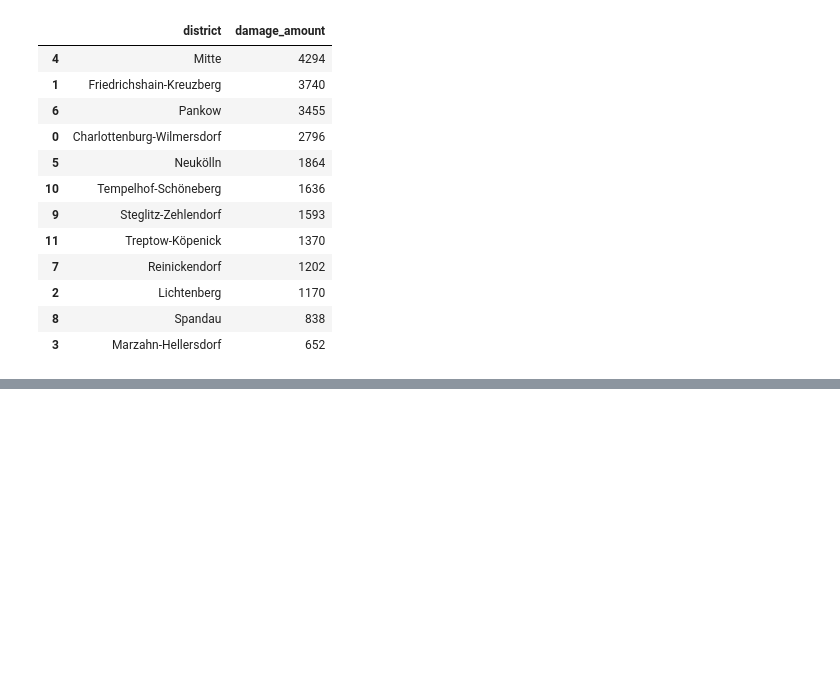
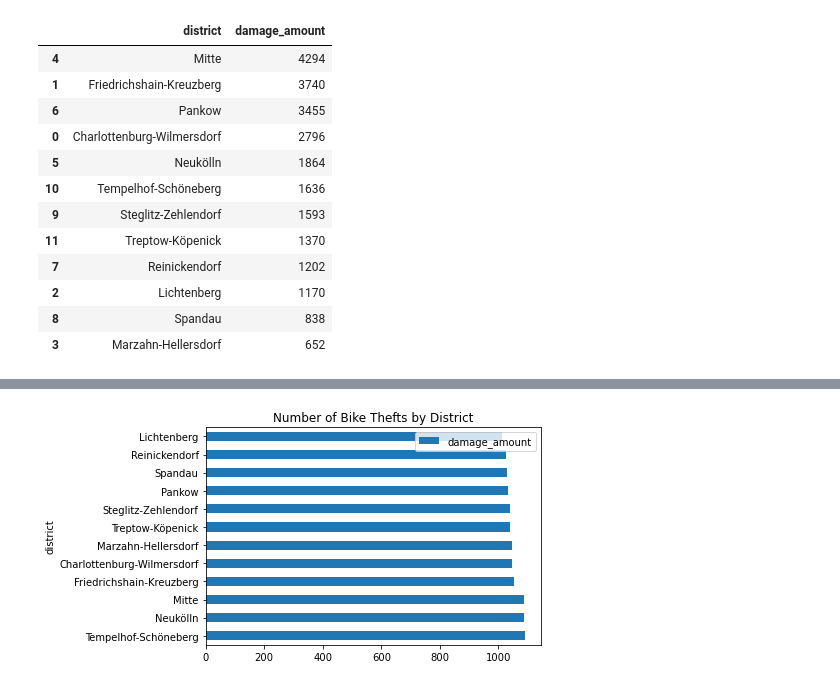
Before and after one commit to cpumarfrohberg/analyze_bike_thefts, a Jupyter notebook: analyze_bike_thefts.ipynb, the cells around one changed output, grey strips where cells are left out. Cells and saved outputs as stored; diff of their text form; code cells hidden in the pictures; blank space fills up the shorter version.

```diff
--- a/analyze_bike_thefts.ipynb
+++ b/analyze_bike_thefts.ipynb
@@ -318,0 +374,4 @@ thefts_by_district.plot.barh(title = 'Number of Bike Thefts by District');
+# %%
+mean_damage_by_district = bike_thefts.mean_vals(bike_thefts_final, 'district', 'damage_amount')
+mean_damage_by_district = round(mean_damage_by_district, 0)
+mean_damage_by_district
@@ -318,0 +392,6 @@ thefts_by_district.plot.barh(title = 'Number of Bike Thefts by District');
+# %%
+mean_damage_by_district.set_index('district', inplace = True)
+# %%
+mean_damage_by_district.plot.barh(title = 'Number of Bike Thefts by District');
+# %% [output]
+[figure, added]
```
Also changed, not shown: parts of 13 cells of this notebook.
